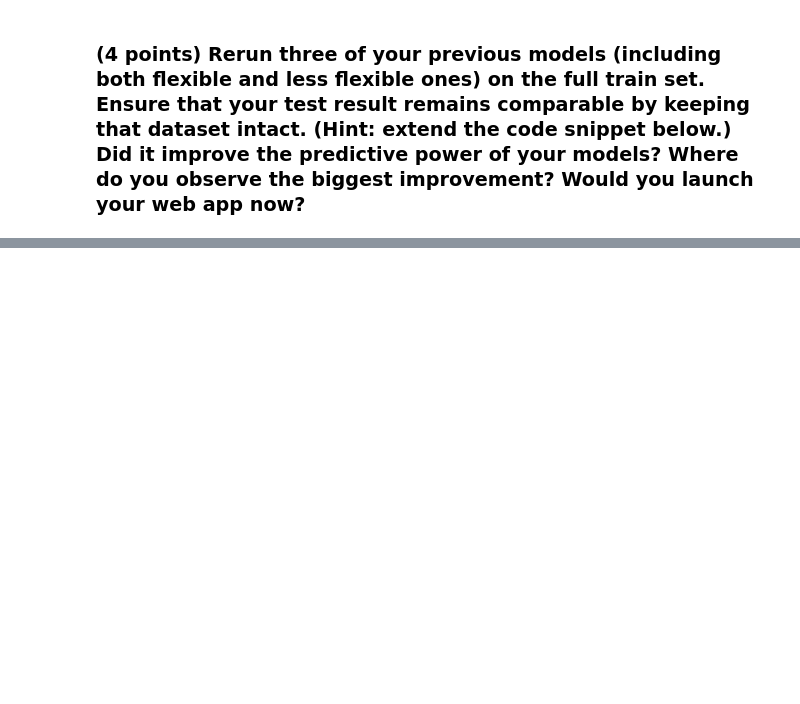
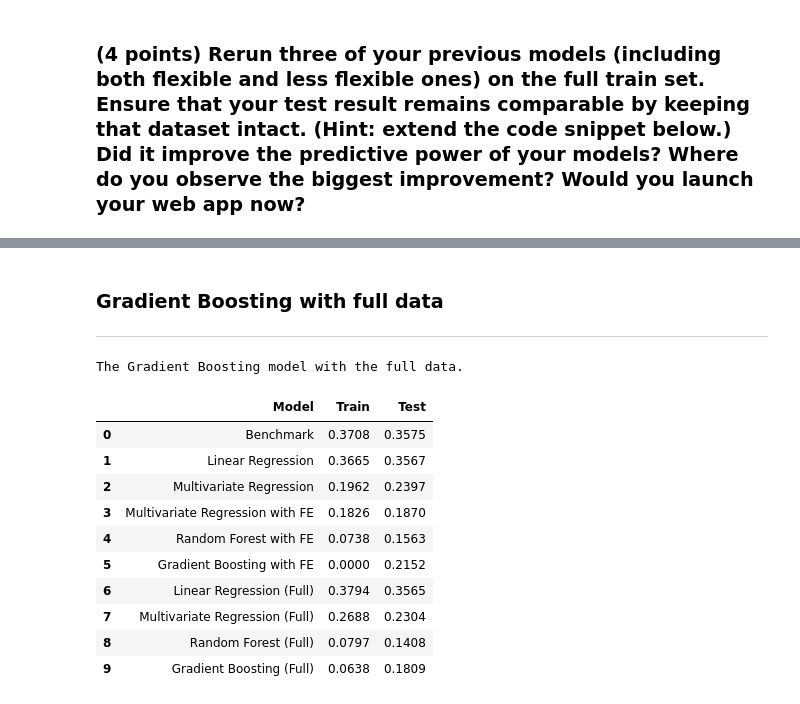
Before and after one commit to zsofiarebeka/ceu-ml1-ml2, a Jupyter notebook: Assignment 1/DS2_Assignment1_KATONA.ipynb, the cells around one changed output, grey strips where cells are left out. Cells and saved outputs as stored; diff of their text form; code cells hidden in the pictures; blank space fills up the shorter version.

Commit message:
Finishing the models, missing interpretations
- Still have to add proper comments
- Need to edit typos
- Finishing interpretations
- Double check variables

```diff
--- a/Assignment 1/DS2_Assignment1_KATONA.ipynb
+++ b/Assignment 1/DS2_Assignment1_KATONA.ipynb
@@ -389,0 +533,22 @@ I could introduce
+# %%
+# Setting the steps for RandomForest
+steps = [
+    ("random_forest", RandomForestRegressor())
+]
+pipe_rf = Pipeline(steps)
+
+pipe_rf.fit(X_train_full, y_train_full)
+
+train_error_rf_full = calculateRMSLE(pipe_rf.predict(X_train_full), y_train_full)
+test_error_rf_full = calculateRMSLE(pipe_rf.predict(X_test), y_test)
+
+# Preparing the model's results
+result_rf_full = pd.DataFrame([["Random Forest (Full)", train_error_rf_full, test_error_rf_full]],
+                            columns=["Model", "Train", "Test"])
+
+# Appending model_result to the existing results_df DataFrame
+results_df = pd.concat([results_df, result_rf_full], ignore_index=True)
+
+print(f"RandomForest with the full sample...")
+print(" "*10)
+results_df
@@ -389,0 +567,39 @@ I could introduce
+# %% [markdown]
+### Gradient Boosting with full data
+---
+# %%
+# Setting the pipeline
+steps = [
+    ("deep_tree", tree.DecisionTreeRegressor(max_depth = 10, random_state = prng))
+]
+pipe_tree_deep_full = Pipeline(steps)
+
+# Illustration
+pipe_tree_deep_full.fit(X_train_full, y_train_full)
+
+train_error_gradient_full = calculateRMSLE(pipe_tree_deep_full.predict(X_train_full), y_train_full)
+test_error_gradient_full = calculateRMSLE(pipe_tree_deep_full.predict(X_test), y_test)
+
+# Preparing the model's results
+result_gradient_full = pd.DataFrame([["Gradient Boosting (Full)", train_error_gradient_full, test_error_gradient_full]],
+                            columns=["Model", "Train", "Test"])
+
+# Appending model_result to the existing results_df DataFrame
+results_df = pd.concat([results_df, result_gradient_full], ignore_index=True)
+
+print(f"The Gradient Boosting model with the full data.")
+print(" "*10)
+results_df
+# %% [output]
+The Gradient Boosting model with the full data.
+|  | Model | Train | Test |
+| 0 | Benchmark | 0.3708 | 0.3575 |
+| 1 | Linear Regression | 0.3665 | 0.3567 |
+| 2 | Multivariate Regression | 0.1962 | 0.2397 |
+| 3 | Multivariate Regression with FE | 0.1826 | 0.1870 |
+| 4 | Random Forest with FE | 0.0738 | 0.1563 |
+| 5 | Gradient Boosting with FE | 0.0000 | 0.2152 |
+| 6 | Linear Regression (Full) | 0.3794 | 0.3565 |
+| 7 | Multivariate Regression (Full) | 0.2688 | 0.2304 |
+| 8 | Random Forest (Full) | 0.0797 | 0.1408 |
+| 9 | Gradient Boosting (Full) | 0.0638 | 0.1809 |
```
Also changed, not shown: parts of 18 cells of this notebook.
